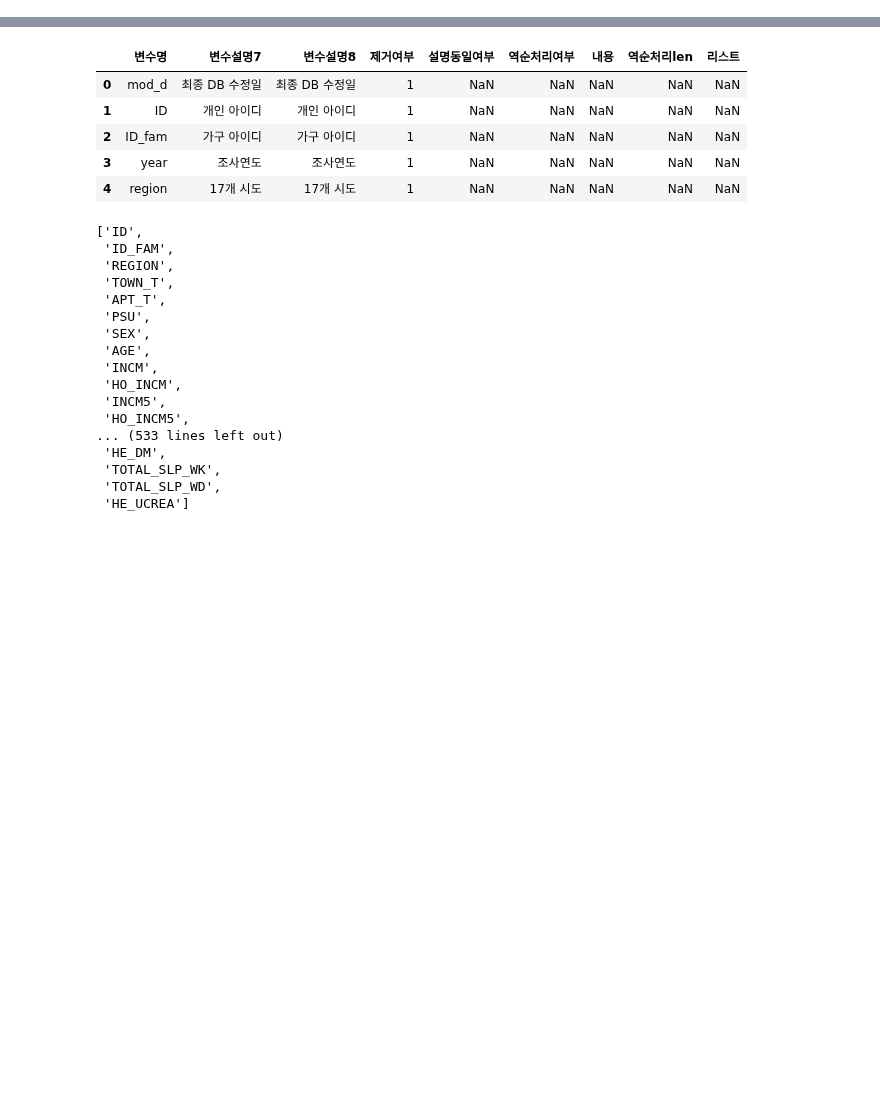
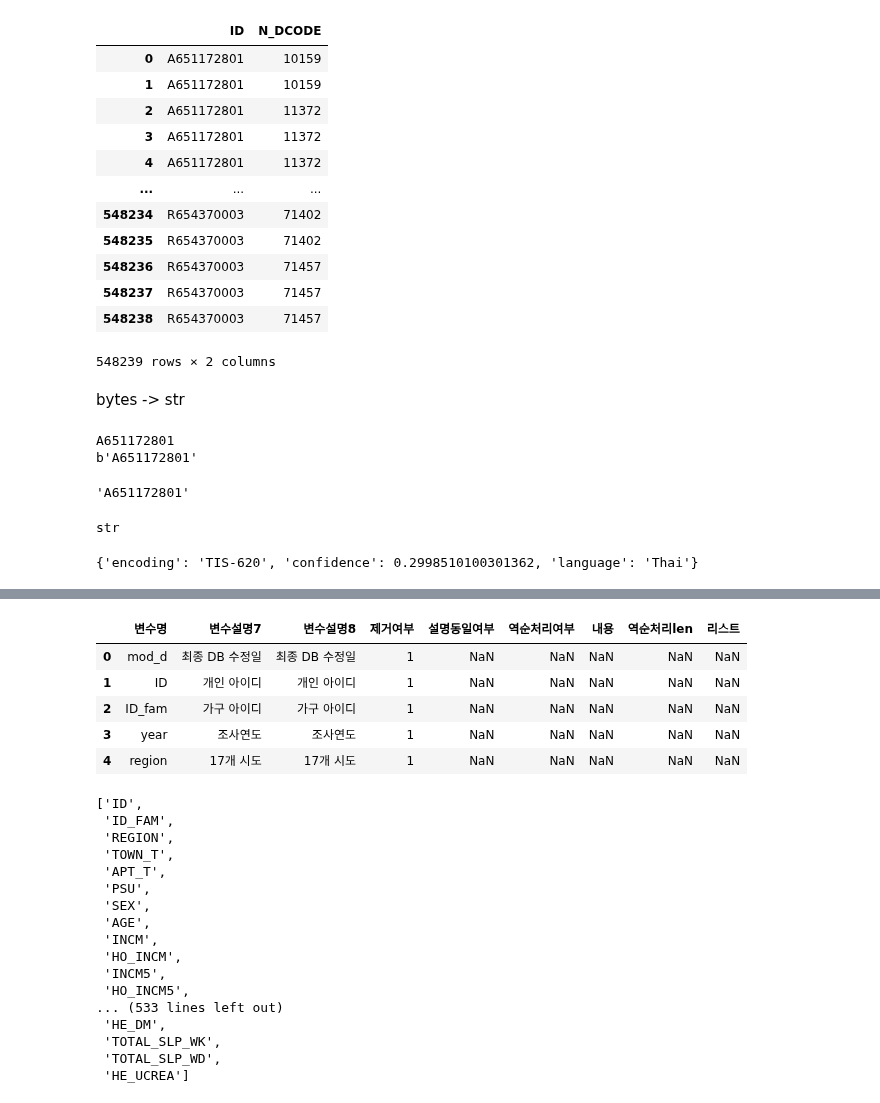
Before and after one commit to knu-final-project/sas_view, a Jupyter notebook: use_code/code.ipynb, the cells around one changed output, grey strips where cells are left out. Saved outputs shown, nothing was run; the diff lists cells and outputs as text; code cells hidden in the pictures; blank space fills up the shorter version.

```diff
--- a/use_code/code.ipynb
+++ b/use_code/code.ipynb
@@ -14,0 +48,42 @@ data.head()
+# %%
+rc16
+# %% [output]
+|  | ID | N_DCODE |
+| 0 | A651172801 | 10159 |
+| 1 | A651172801 | 10159 |
+| 2 | A651172801 | 11372 |
+| 3 | A651172801 | 11372 |
+| 4 | A651172801 | 11372 |
+| ... | ... | ... |
+| 548234 | R654370003 | 71402 |
+| 548235 | R654370003 | 71402 |
+| 548236 | R654370003 | 71457 |
+| 548237 | R654370003 | 71457 |
+| 548238 | R654370003 | 71457 |
+548239 rows × 2 columns
+# %% [markdown]
+bytes -> str
+# %%
+n = 0
+d = data.iloc[0][0][2:-1]
+print(d)
+b = bytes(d, encoding = 'euc-kr')
+print(b)
+# %% [output]
+A651172801
+b'A651172801'
+# %%
+## ID / CODE 바꾸기
+x = data.iloc[0][0][2:-1].encode('euc-kr').decode('euc-kr')
+x
+# %% [output]
+'A651172801'
+# %%
+type(data.iloc[0][0])
+# %% [output]
+str
+# %%
+# 인코딩 알아내기
+print (chardet.detect (s))
+# %% [output]
+{'encoding': 'TIS-620', 'confidence': 0.2998510100301362, 'language': 'Thai'}
```
Also changed, not shown: parts of 9 cells of this notebook, 1 other file.
